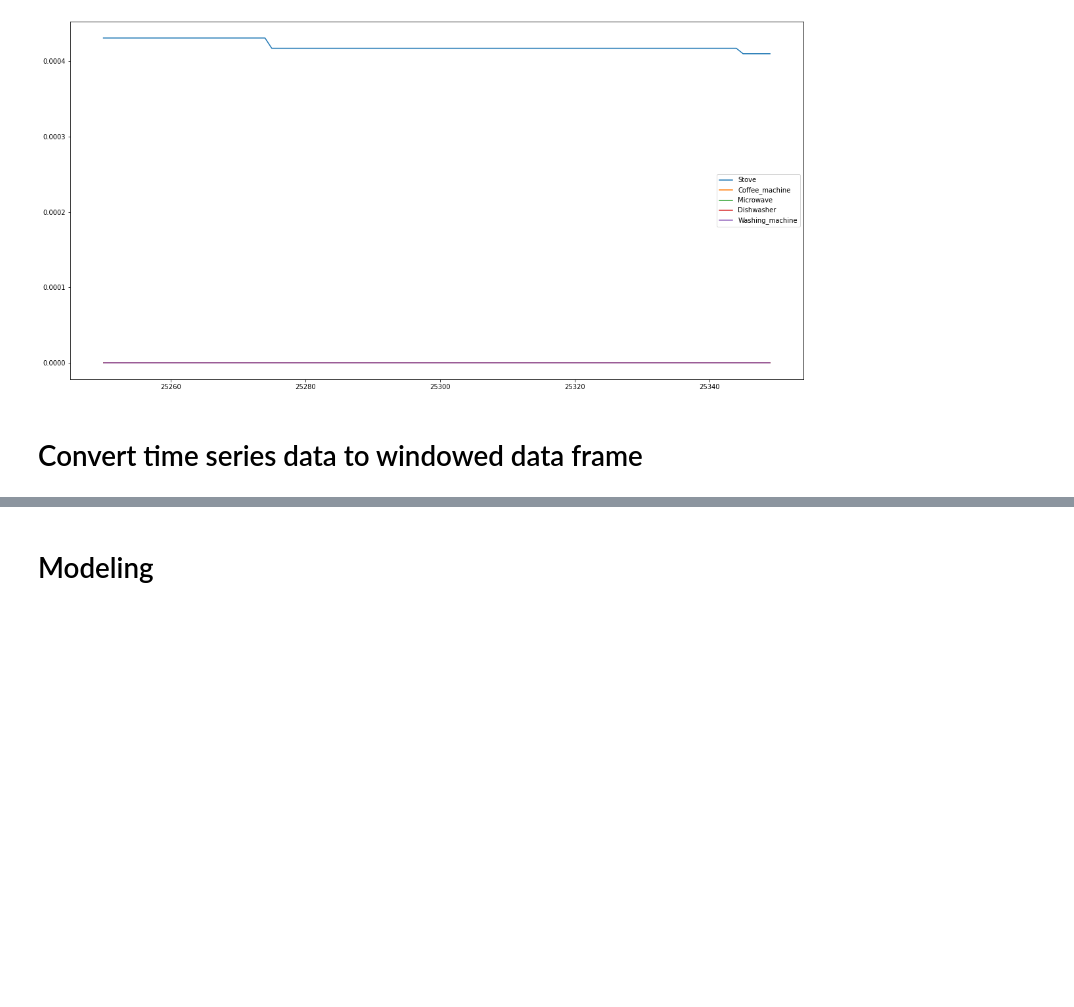
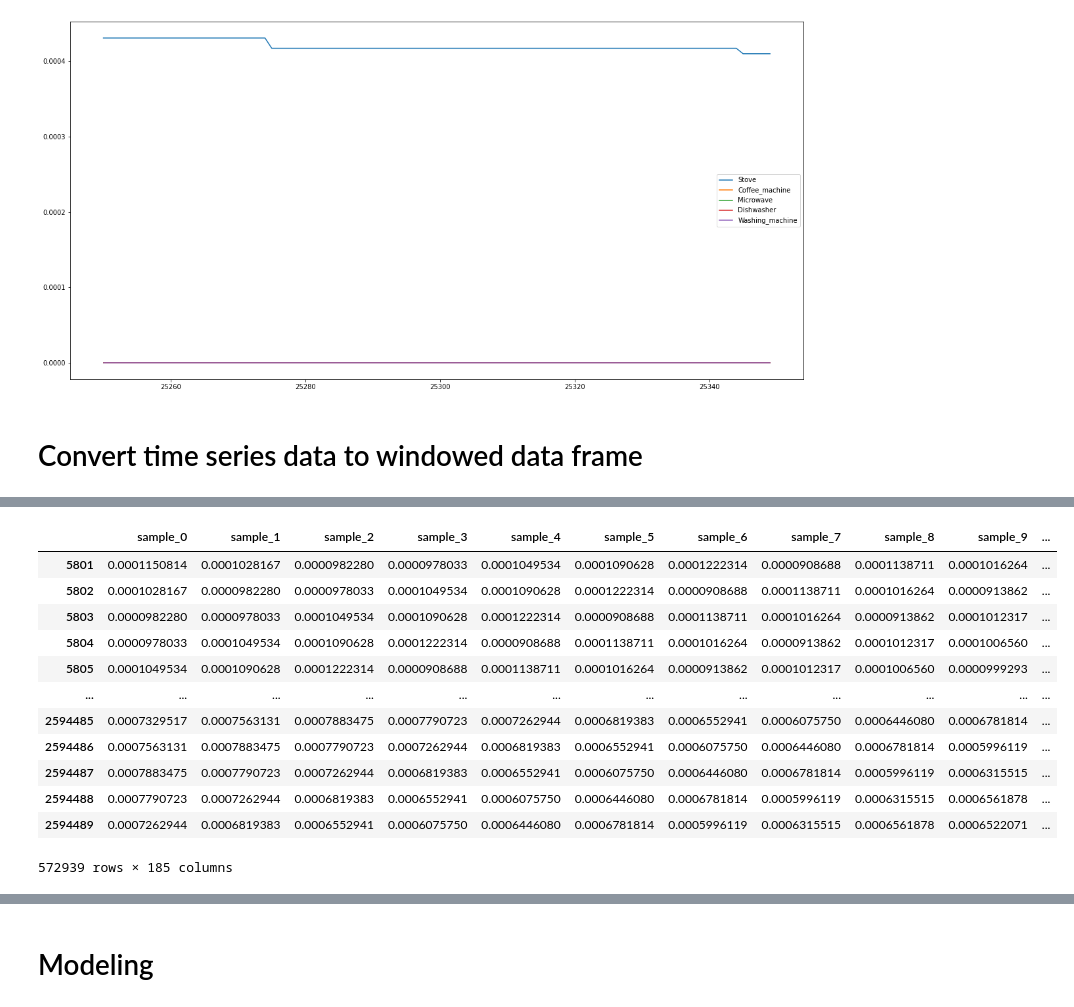
Before and after one commit to akletini/Forschungsprojekt, a Jupyter notebook: Main.ipynb, the cells around one changed output, grey strips where cells are left out. Saved outputs shown, nothing was run; the diff lists cells and outputs as text; code cells hidden in the pictures; blank space fills up the shorter version.

```diff
--- a/Main.ipynb
+++ b/Main.ipynb
@@ -100,0 +144,24 @@ Loading existing window file data/test/windowed_180_step_1_noisy.csv
+# %%
+drop_indices = df_timeseries.loc[
+    (df_timeseries["Stove"] == 0)
+    & (df_timeseries["Coffee_machine"] == 0)
+    & (df_timeseries["Microwave"] == 0)
+    & (df_timeseries["Dishwasher"] == 0)
+    & (df_timeseries["Washing_machine"] == 0)
+].index
+df_timeseries = df_timeseries.drop(drop_indices)
+df_timeseries
+# %% [output]
+|  | sample_0 | sample_1 | sample_2 | sample_3 | sample_4 | sample_5 | sample_6 | sample_7 | sample_8 | sample_9 | ... |
+| 5801 | 0.0001150814 | 0.0001028167 | 0.0000982280 | 0.0000978033 | 0.0001049534 | 0.0001090628 | 0.0001222314 | 0.0000908688 | 0.0001138711 | 0.0001016264 | ... |
+| 5802 | 0.0001028167 | 0.0000982280 | 0.0000978033 | 0.0001049534 | 0.0001090628 | 0.0001222314 | 0.0000908688 | 0.0001138711 | 0.0001016264 | 0.0000913862 | ... |
+| 5803 | 0.0000982280 | 0.0000978033 | 0.0001049534 | 0.0001090628 | 0.0001222314 | 0.0000908688 | 0.0001138711 | 0.0001016264 | 0.0000913862 | 0.0001012317 | ... |
+| 5804 | 0.0000978033 | 0.0001049534 | 0.0001090628 | 0.0001222314 | 0.0000908688 | 0.0001138711 | 0.0001016264 | 0.0000913862 | 0.0001012317 | 0.0001006560 | ... |
+| 5805 | 0.0001049534 | 0.0001090628 | 0.0001222314 | 0.0000908688 | 0.0001138711 | 0.0001016264 | 0.0000913862 | 0.0001012317 | 0.0001006560 | 0.0000999293 | ... |
+| ... | ... | ... | ... | ... | ... | ... | ... | ... | ... | ... | ... |
+| 2594485 | 0.0007329517 | 0.0007563131 | 0.0007883475 | 0.0007790723 | 0.0007262944 | 0.0006819383 | 0.0006552941 | 0.0006075750 | 0.0006446080 | 0.0006781814 | ... |
+| 2594486 | 0.0007563131 | 0.0007883475 | 0.0007790723 | 0.0007262944 | 0.0006819383 | 0.0006552941 | 0.0006075750 | 0.0006446080 | 0.0006781814 | 0.0005996119 | ... |
+| 2594487 | 0.0007883475 | 0.0007790723 | 0.0007262944 | 0.0006819383 | 0.0006552941 | 0.0006075750 | 0.0006446080 | 0.0006781814 | 0.0005996119 | 0.0006315515 | ... |
+| 2594488 | 0.0007790723 | 0.0007262944 | 0.0006819383 | 0.0006552941 | 0.0006075750 | 0.0006446080 | 0.0006781814 | 0.0005996119 | 0.0006315515 | 0.0006561878 | ... |
+| 2594489 | 0.0007262944 | 0.0006819383 | 0.0006552941 | 0.0006075750 | 0.0006446080 | 0.0006781814 | 0.0005996119 | 0.0006315515 | 0.0006561878 | 0.0006522071 | ... |
+572939 rows × 185 columns
```
Also changed, not shown: parts of 39 cells of this notebook, 2 other files.
